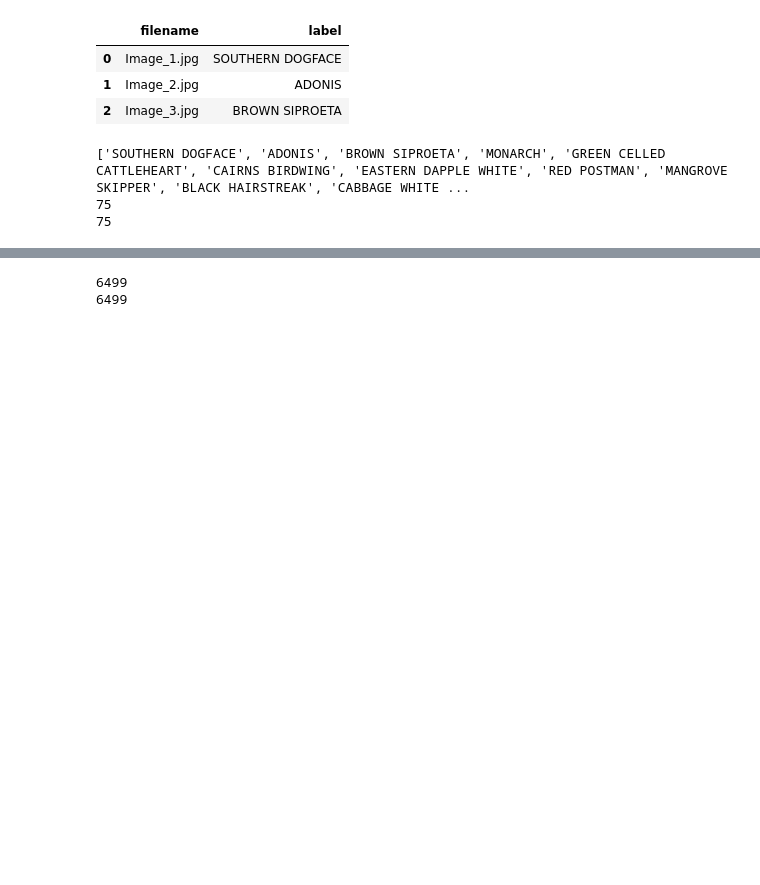
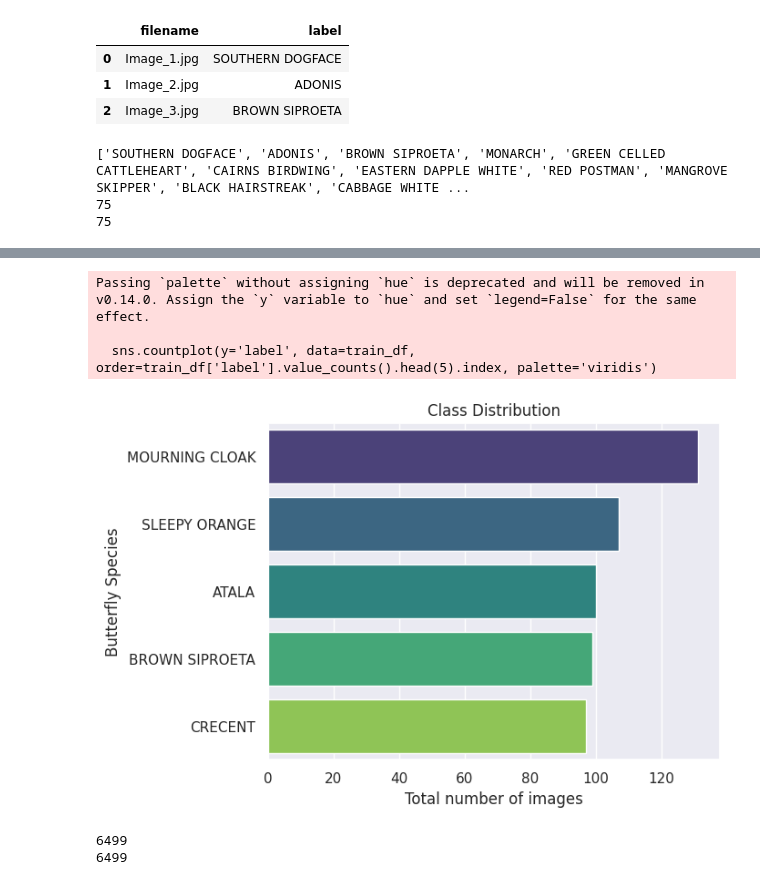
Before and after one commit to mottasilvia/UCU-DeepLearning-Lab02, a Jupyter notebook: Lab02_RAW.ipynb, the cells around one changed output, grey strips where cells are left out. Drawn from its saved outputs; the diff is of its cells as text; code cells hidden in the pictures; blank space fills up the shorter version.

```diff
--- a/Lab02_RAW.ipynb
+++ b/Lab02_RAW.ipynb
@@ -98,3 +150,25 @@ num_classes= print(len(label_list))
+# %%
+import seaborn as sns
+import matplotlib.pyplot as plt
+
+# Establecer el tema de Seaborn
+sns.set_theme(style="darkgrid")
+
+# Crear el gráfico de barras con diferentes colores
+sns.countplot(y='label', data=train_df, order=train_df['label'].value_counts().head(5).index, palette='viridis')
+
+# Añadir etiquetas y título
+plt.xlabel('Total number of images')
+plt.ylabel('Butterfly Species')
+plt.title('Class Distribution')
+
+# Mostrar el gráfico
+plt.show()
+# %% [output]
+Passing `palette` without assigning `hue` is deprecated and will be removed in v0.14.0. Assign the `y` variable to `hue` and set `legend=False` for the same effect.
+
+  sns.countplot(y='label', data=train_df, order=train_df['label'].value_counts().head(5).index, palette='viridis')
+[figure, added]
 # %%
 import os
 import cv2
```
Also changed, not shown: parts of 10 cells of this notebook.
